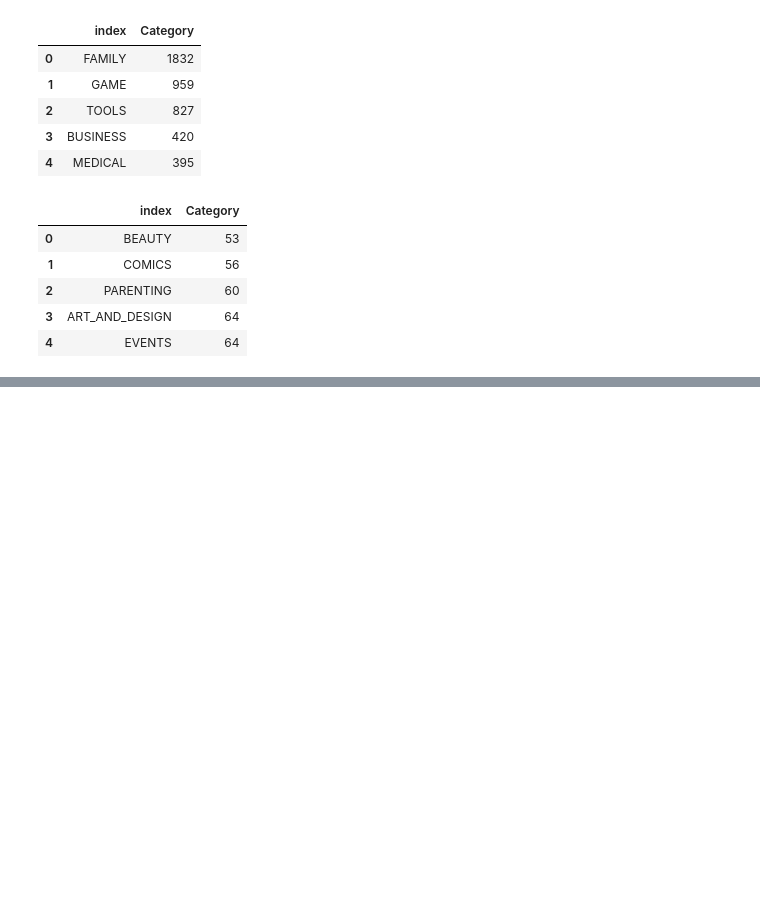
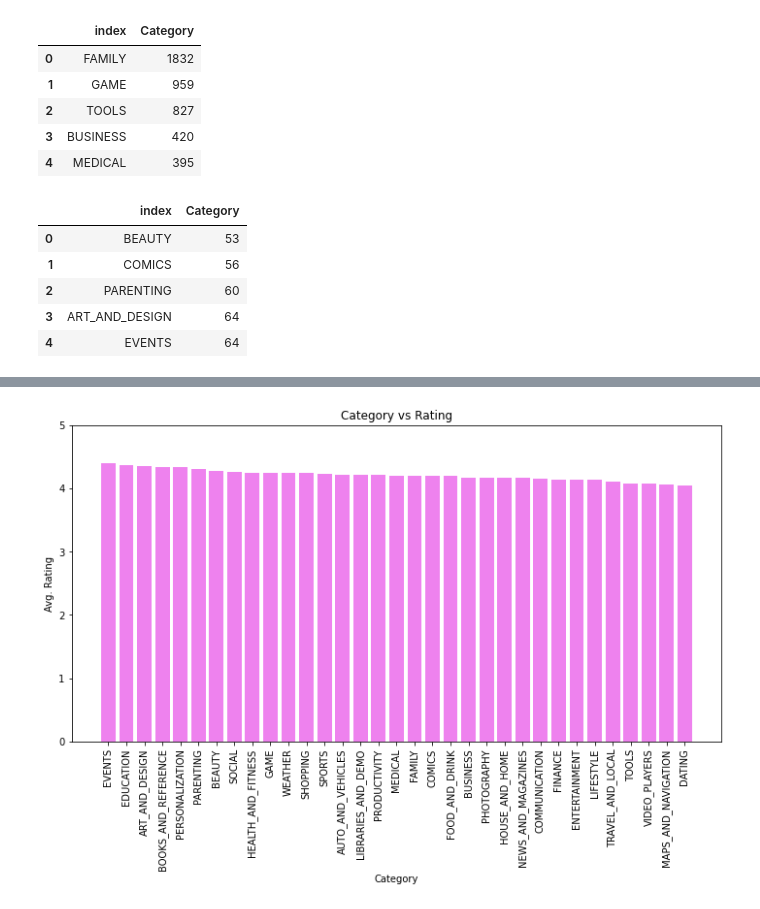
Before and after one commit to sarodeshreyash/Play-Store-App-Review-Analysis, a Jupyter notebook: Play_Store_App_Review_Analysis_Capstone_Project.ipynb, the cells around one changed output, grey strips where cells are left out. Saved outputs shown, nothing was run; the diff lists cells and outputs as text; code cells hidden in the pictures; blank space fills up the shorter version.

```diff
--- a/Play_Store_App_Review_Analysis_Capstone_Project.ipynb
+++ b/Play_Store_App_Review_Analysis_Capstone_Project.ipynb
@@ -381,0 +422,18 @@ bottom_five_category
+# %%
+# make group of data according to category by groupby
+category_group = df1.groupby('Category')
+categories = df1.Category.unique()
+# %%
+rating = pd.DataFrame(round(category_group['Rating'].mean(),2).sort_values(ascending = False))
+# %%
+fig = plt.figure(figsize = (12,6))
+plt.bar(rating.index, rating['Rating'], color = 'violet')
+plt.xlabel('Category')
+plt.xticks(rotation = 90)
+plt.ylabel('Avg. Rating')
+plt.yticks(range(0,6,1))
+plt.title('Category vs Rating')
+plt.show()
+fig.savefig('Category vs Rating')
+# %% [output]
+[figure, added]
```
Also changed, not shown: parts of 57 cells of this notebook.
